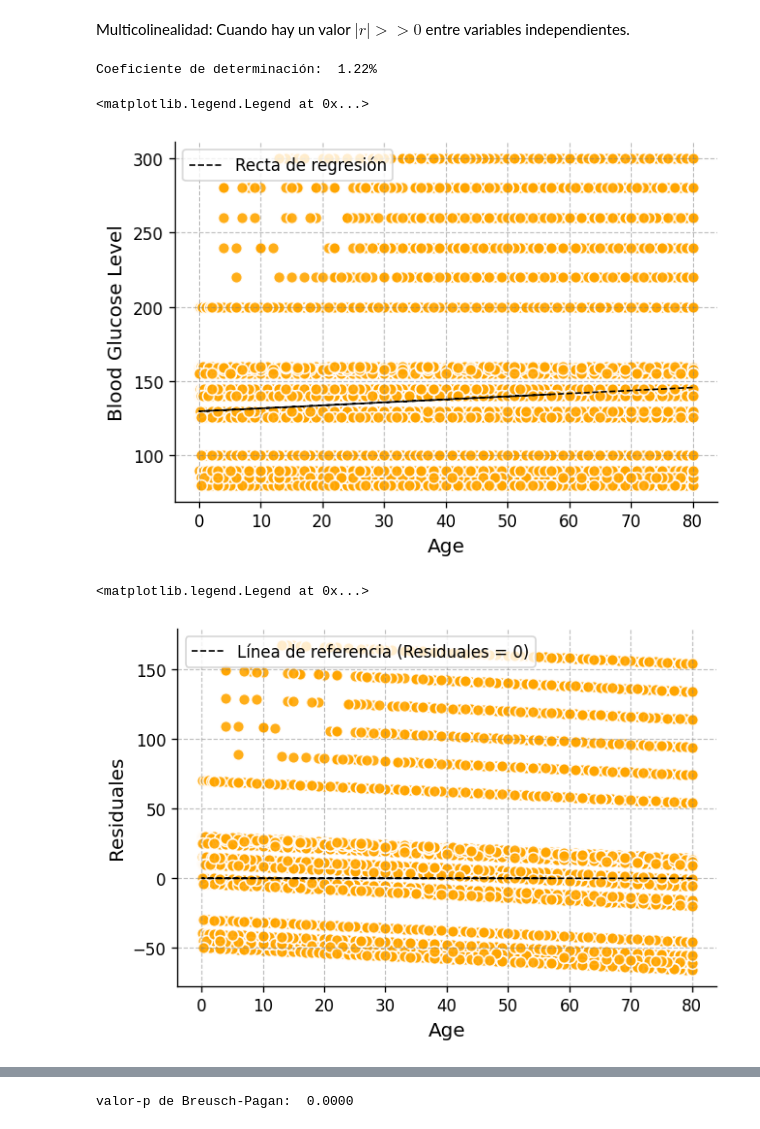
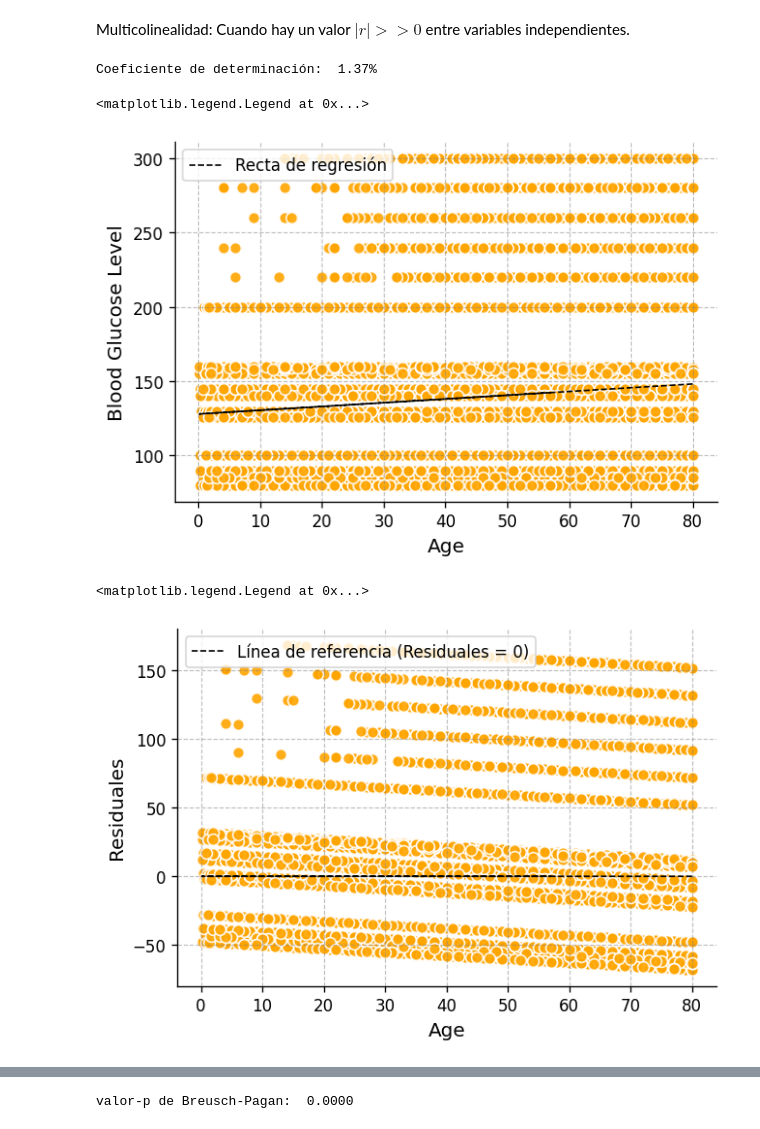
Before and after one commit to maria00med/EstadisticaVerano2026, a Jupyter notebook: Examen_Práctico.ipynb, the cells around one changed output, grey strips where cells are left out. Drawn from its saved outputs; the diff is of its cells as text; code cells hidden in the pictures.

```diff
--- a/Examen_Práctico.ipynb
+++ b/Examen_Práctico.ipynb
@@ -94,5 +106,7 @@ dtype: int64
 # %%
 df = df[df['gender'] != 'Other']
+# %%
+df = df[df['smoking_history'] != 'No Info']
 # %%
 df.info()
 # %% [output]
@@ -374,7 +383,7 @@ r2 = r2_score(y, y_calculada)
 
 print(f"Coeficiente de determinación: {r2: 0.2%}")
 # %% [output]
-Coeficiente de determinación:  1.22%
+Coeficiente de determinación:  1.37%
 # %%
 # Importamos la librería matplotlib.pyplot y le damos el pseudónimo plt
 import matplotlib.pyplot as plt
@@ -387,7 +396,7 @@ plt.figure(
 
 # Gráfico de dispersión
 plt.scatter(
-    X['age'], Y,
+    x['age'], y,
     marker="o",       # forma: googlear "matplotlib.markers"
     color='orange',     # color de los puntos
     edgecolor='white',    # borde de los puntos
@@ -397,7 +406,7 @@ plt.scatter(
 
 # Gráfico de línea
 plt.plot(
-    X['age'], y_calculada,
+    x['age'], y_calculada,
     color='black',   # color de la línea
     linewidth=1.0,        # grosor de la línea
     linestyle='--',        # estilo de línea
@@ -439,7 +448,7 @@ plt.legend(
 )
 # %% [output]
 <matplotlib.legend.Legend at 0x...>
-[figure, old version]
+[figure, new version]
 # %%
 residuales = modelo.resid
 # %%
@@ -454,7 +463,7 @@ plt.figure(
 
 # Gráfico de dispersión
 plt.scatter(
-    X['age'], residuales,      # Usamos X['age'] y los residuales
+    x['age'], residuales,      # Usamos x['age'] y los residuales
     marker="o",       # forma: googlear "matplotlib.markers"
     color='orange',     # color de los puntos
     edgecolor='white',    # borde de los puntos
@@ -464,7 +473,7 @@ plt.scatter(
 
 # Gráfico de línea
 plt.plot(
-    X['age'], [0] * len(residuales),
+    x['age'], [0] * len(residuales),
     color='black',   # color de la línea
     linewidth=1.0,        # grosor de la línea
     linestyle='--',        # estilo de línea
@@ -479,34 +488,34 @@ plt.xlabel(
 )
 
 plt.ylabel(
     'Residuales', # etiqueta del eje y
     fontsize=12 # tamaño de fuente
 )
 
 # Fuente de los ticks
 plt.xticks(fontsize=10)
 plt.yticks(fontsize=10)
 
 # Márgenes
 plt.gca().spines['right'].set_visible(False) # derecha
 plt.gca().spines['top'].set_visible(False)   # superior
 
 # Cuadrícula (opcional, pero didáctica)
 plt.grid(
     visible=True,
     linestyle='--',
     linewidth=0.7,
     alpha=0.5,
     color="gray"
 )
 
 plt.legend(
     fontsize=10,
     loc='best'
 )
 # %% [output]
 <matplotlib.legend.Legend at 0x...>
-[figure, old version]
+[figure, new version]
 # %%
 from scipy.stats import shapiro
 import matplotlib.pyplot as plt
```
Also changed, not shown: parts of 19 cells of this notebook.
